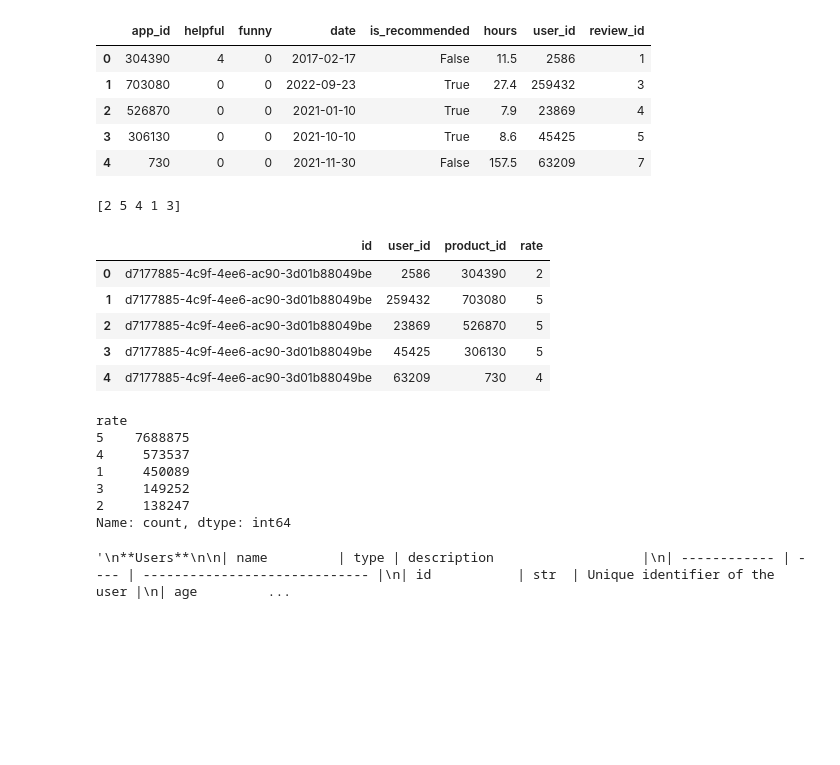
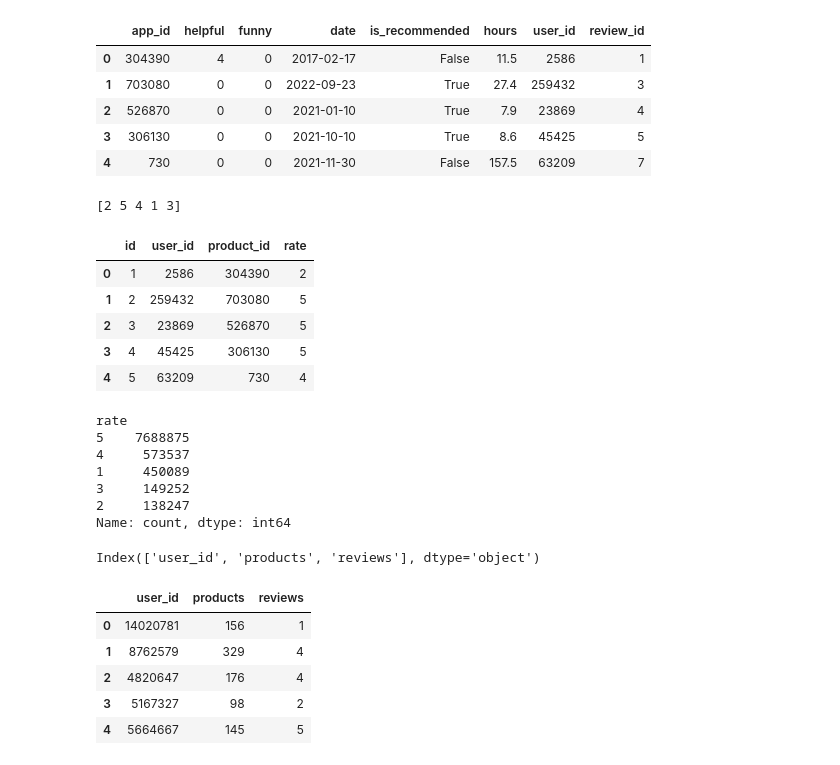
Before and after one commit to NeneWang/recommendation-systems-exploration, a Jupyter notebook: enhancement/standard_format_data_games.ipynb, the cells around one changed output. Cells and saved outputs as stored; diff of their text form; code cells hidden in the pictures; blank space fills up the shorter version.

```diff
--- a/enhancement/standard_format_data_games.ipynb
+++ b/enhancement/standard_format_data_games.ipynb
@@ -153,40 +153,41 @@ Otherwise if not recommended:
 
 def convert_rate(row):
       if row["is_recommended"]:
             return 5
       else:
             if row["hours"] > 40:
                   return 4
             elif row["hours"] > 20:
                   return 3
             elif row["hours"] > 10:
                   return 2
             else:
                   return 1
 
 transactions_products = ratings_df_original.copy()
 
-# random_id = np.random.randint(0, 100000, len(transactions_books))
-transactions_products["id"] = uuid.uuid4()
+# assign 1...n id to each transaction
+start = 1
+transactions_products["id"] = list(range(1, len(transactions_products) + 1))
 transactions_products["user_id"] = transactions_products["user_id"]
 transactions_products["product_id"] = transactions_products["app_id"]
 transactions_products["rate"] = transactions_products.apply(convert_rate, axis=1)
 
 
 transactions_products = transactions_products[["id", "user_id", "product_id", "rate"]]
 # count distribution of ratings
 # print(transactions_products.groupby("rate").count())
 print(transactions_products["rate"].unique())
 
 transactions_products.head()
 # %% [output]
 [2 5 4 1 3]
 |  | id | user_id | product_id | rate |
-| 0 | d7177885-4c9f-4ee6-ac90-3d01b88049be | 2586 | 304390 | 2 |
-| 1 | d7177885-4c9f-4ee6-ac90-3d01b88049be | 259432 | 703080 | 5 |
-| 2 | d7177885-4c9f-4ee6-ac90-3d01b88049be | 23869 | 526870 | 5 |
-| 3 | d7177885-4c9f-4ee6-ac90-3d01b88049be | 45425 | 306130 | 5 |
-| 4 | d7177885-4c9f-4ee6-ac90-3d01b88049be | 63209 | 730 | 4 |
+| 0 | 1 | 2586 | 304390 | 2 |
+| 1 | 2 | 259432 | 703080 | 5 |
+| 2 | 3 | 23869 | 526870 | 5 |
+| 3 | 4 | 45425 | 306130 | 5 |
+| 4 | 5 | 63209 | 730 | 4 |
 # %%
 
 print(transactions_products['rate'].value_counts())
@@ -198,16 +199,14 @@ rate
 3     149252
 2     138247
 Name: count, dtype: int64
-# %%
-"""
-**Users**
-
-| name         | type | description                   |
-| ------------ | ---- | ----------------------------- |
-| id           | str  | Unique identifier of the user |
-| age          | int  | Age of                        |
-| details_soup | str  | All Aggregated Description of |
-
-"""
-# %% [output]
-'\n**Users**\n\n| name         | type | description                   |\n| ------------ | ---- | ----------------------------- |\n| id           | str  | Unique identifier of the user |\n| age         ...
+# %%
+print(users_df_original.columns)
+users_df_original.head()
+# %% [output]
+Index(['user_id', 'products', 'reviews'], dtype='object')
+|  | user_id | products | reviews |
+| 0 | 14020781 | 156 | 1 |
+| 1 | 8762579 | 329 | 4 |
+| 2 | 4820647 | 176 | 4 |
+| 3 | 5167327 | 98 | 2 |
+| 4 | 5664667 | 145 | 5 |
```
Also changed, not shown: parts of 6 cells of this notebook, 1 other file.
